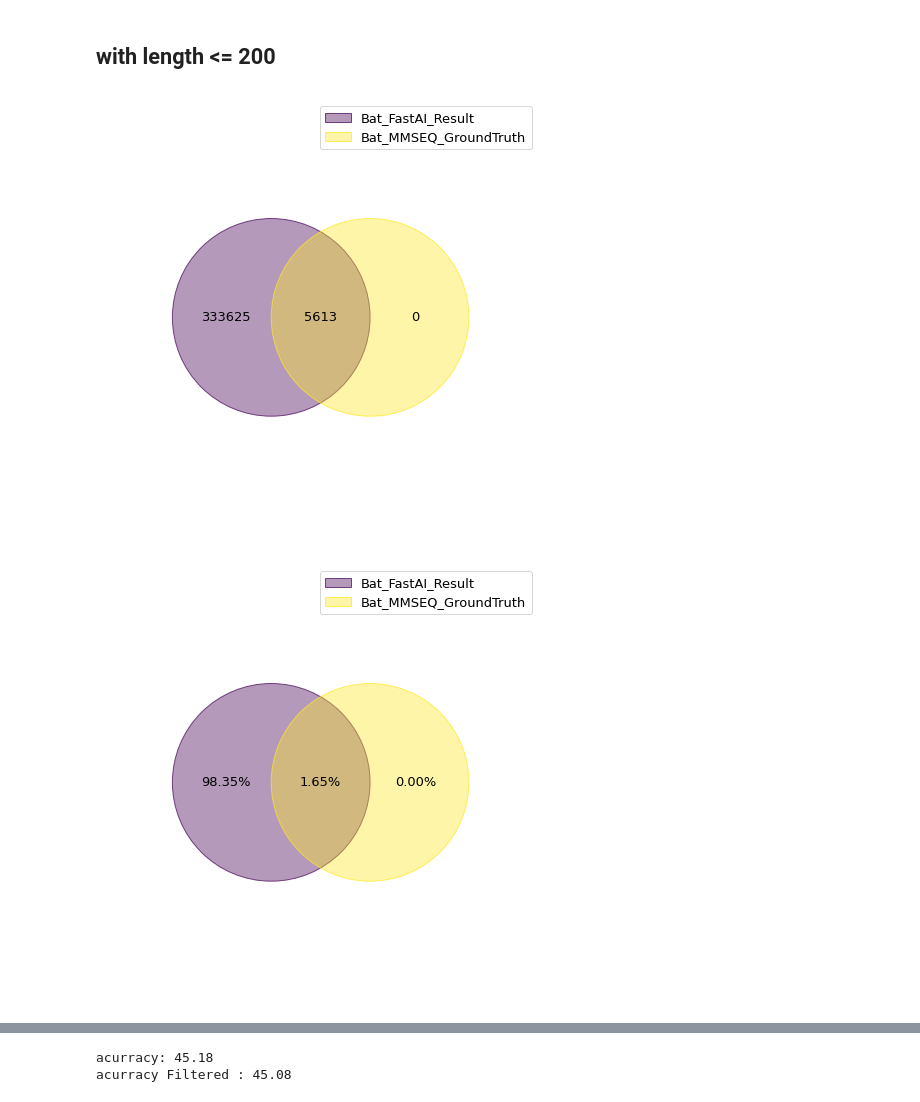
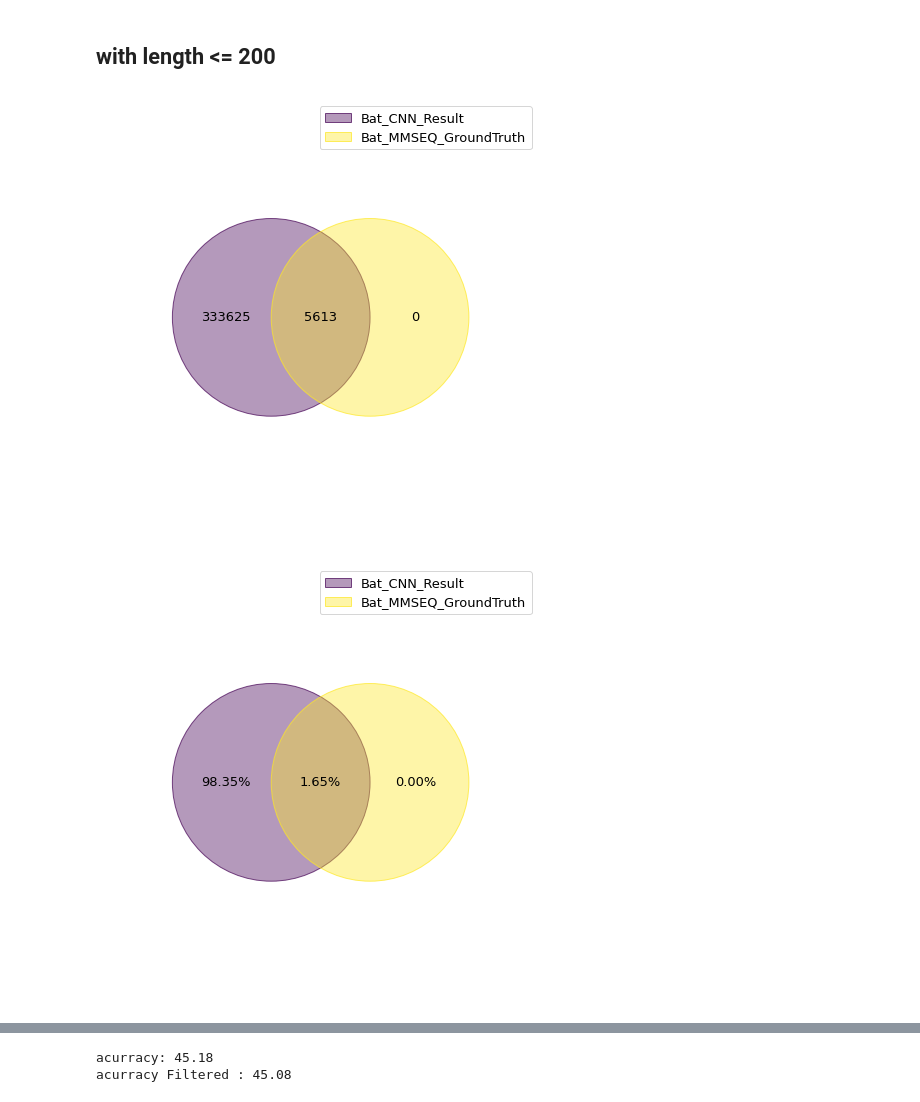
Before and after one commit to silenus092/AMPsDetector, a Jupyter notebook: VerifyAMPs/CompareResult.BAT.retrian.ipynb, the cells around one changed output, grey strips where cells are left out. Drawn from its saved outputs; the diff is of its cells as text; code cells hidden in the pictures.

```diff
--- a/VerifyAMPs/CompareResult.BAT.retrian.ipynb
+++ b/VerifyAMPs/CompareResult.BAT.retrian.ipynb
@@ -232,31 +232,31 @@ Filtered: 49.11
 ## with length <= 200
 # %%
 
-Bat_ML =  pd.read_pickle("/mnt/vdb/Bat/cd100/result_2_CNN/Bat.len10.MLResult.plk")
+Bat_ML =  pd.read_pickle("/mnt/vdb/Bat/cd100/result_2_CNN_RMSpop/Bat.len10.MLResult.plk")
 Bat_ML = Bat_ML[Bat_ML["length"]<= 200]
 
 Bat_len10_truth = pd.read_csv("/home/ubuntu/data/MMseqs.clus/output200/bat.len200.tsv"
                                       ,encoding = "ISO-8859-1", sep='\t',header=0)
 Bat_total_AMPS = len(Bat_len10_truth['ID_Query'].unique())
 Bat_AMPs_ML = Bat_ML[Bat_ML["class"] == 0]
 
 # AMP and Non AMP compare with ground truth
-plot_ven_AMP_NonAMP("Bat_FastAI_Result","Bat_MMSEQ_GroundTruth",
+plot_ven_AMP_NonAMP("Bat_CNN_Result","Bat_MMSEQ_GroundTruth",
                     Bat_ML,
                     Bat_len10_truth
                    )
 # AMP only compares with ground truth
-plot_ven_AMP_NonAMP("Bat_FastAI_AMP","Bat_MMSEQ_GroundTruth",
+plot_ven_AMP_NonAMP("Bat_CNN_AMP","Bat_MMSEQ_GroundTruth",
                     Bat_AMPs_ML,
                     Bat_len10_truth
                    )
 filtered_BAT_len10_truth =Bat_len10_truth[Bat_len10_truth['sequence_identity'] == 1]
 filtered_BAT_total_AMPS_with100 = len(filtered_BAT_len10_truth['ID_Query'].unique())
 
-plot_ven_AMP_NonAMP("Bat_FastAI_AMP","Bat_MMSEQ_GroundTruth",
+plot_ven_AMP_NonAMP("Bat_CNN_AMP","Bat_MMSEQ_GroundTruth",
                     Bat_AMPs_ML,
                     filtered_BAT_len10_truth
                    )
 # %% [output]
-[figure, old version]
+[figure, new version]
-[figure, old version]
+[figure, new version]
```
Also changed, not shown: parts of 8 cells of this notebook, 7 other files.
